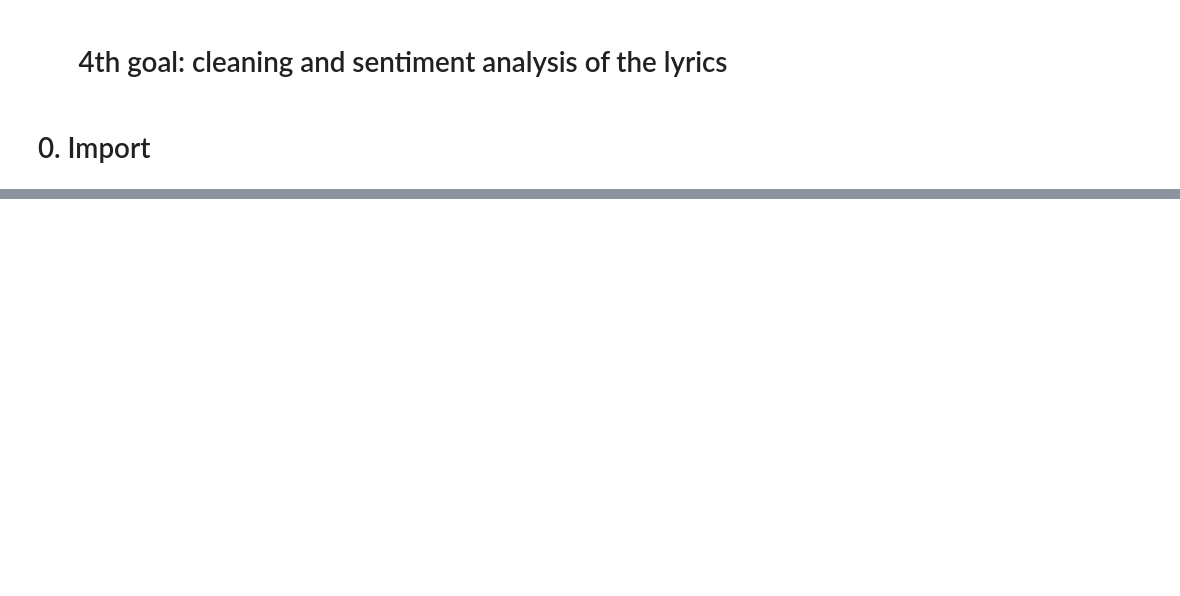
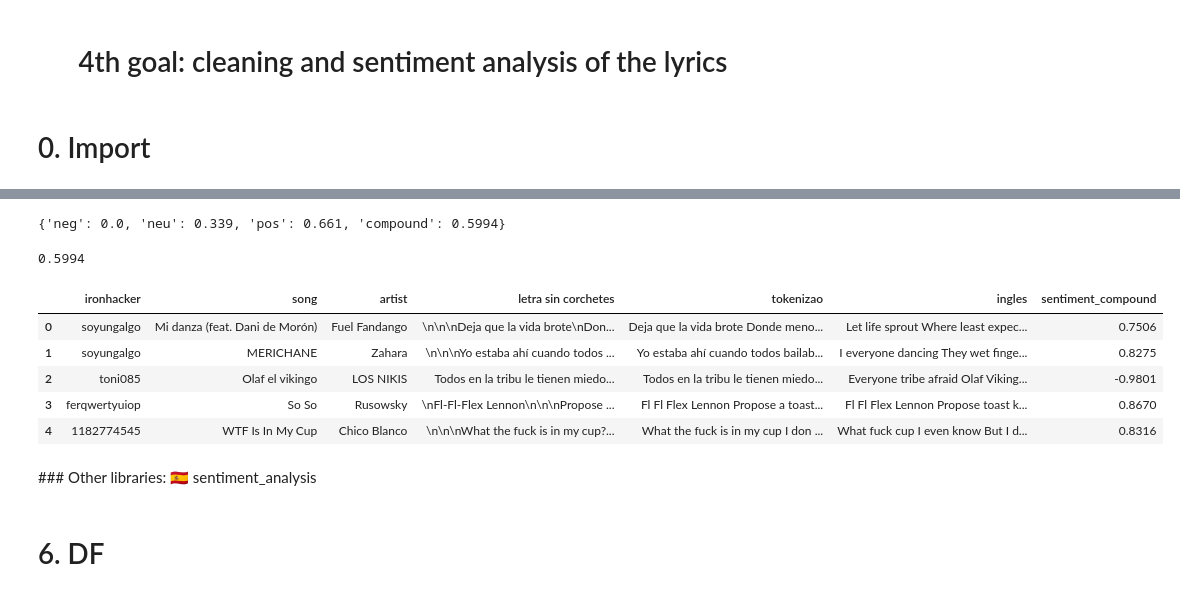
Before and after one commit to breogann/nlp, a Jupyter notebook: 4-Sentiment-analysis-on-lyrics.ipynb, the cells around one changed output, grey strips where cells are left out. Saved outputs shown, nothing was run; the diff lists cells and outputs as text; code cells hidden in the pictures; blank space fills up the shorter version.

```diff
--- a/4-Sentiment-analysis-on-lyrics.ipynb
+++ b/4-Sentiment-analysis-on-lyrics.ipynb
@@ -103,0 +200,11 @@ SyntaxError: invalid syntax (<ipython-input-61-e5f7c939ebb0>, line 3)
+# %%
+def stop_words (lista):
+    stop_words = set(stopwords.words('english'))
+    nueva_lista = []
+    for string in lista:
+        if string not in stop_words:
+            nueva_lista.append(string)
+    return " ".join(nueva_lista)
+# %%
+df.ingles = df.ingles.apply(stop_words)
+df.head()
@@ -103,0 +247,4 @@ SyntaxError: invalid syntax (<ipython-input-61-e5f7c939ebb0>, line 3)
+# %%
+polarity
+# %% [output]
+{'neg': 0.0, 'neu': 0.339, 'pos': 0.661, 'compound': 0.5994}
@@ -103,0 +257,16 @@ SyntaxError: invalid syntax (<ipython-input-61-e5f7c939ebb0>, line 3)
+# %%
+sentimentAnalysis(sentence)
+# %% [output]
+0.5994
+# %%
+df['sentiment_compound'] = df.ingles.apply(sentimentAnalysis)
+df.head()
+# %% [output]
+|  | ironhacker | song | artist | letra sin corchetes | tokenizao | ingles | sentiment_compound |
+| 0 | soyungalgo | Mi danza (feat. Dani de Morón) | Fuel Fandango | \n\n\nDeja que la vida brote\nDon... | Deja que la vida brote Donde meno... | Let life sprout Where least expec... | 0.7506 |
+| 1 | soyungalgo | MERICHANE | Zahara | \n\n\nYo estaba ahí cuando todos ... | Yo estaba ahí cuando todos bailab... | I everyone dancing They wet finge... | 0.8275 |
+| 2 | toni085 | Olaf el vikingo | LOS NIKIS | Todos en la tribu le tienen miedo... | Todos en la tribu le tienen miedo... | Everyone tribe afraid Olaf Viking... | -0.9801 |
+| 3 | ferqwertyuiop | So So | Rusowsky | \nFl-Fl-Flex Lennon\n\n\nPropose ... | Fl Fl Flex Lennon Propose a toast... | Fl Fl Flex Lennon Propose toast k... | 0.8670 |
+| 4 | 1182774545 | WTF Is In My Cup | Chico Blanco | \n\n\nWhat the fuck is in my cup?... | What the fuck is in my cup I don ... | What fuck cup I even know But I d... | 0.8316 |
+# %% [markdown]
+### Other libraries: 🇪🇸 sentiment_analysis
@@ -103,0 +289,2 @@ SyntaxError: invalid syntax (<ipython-input-61-e5f7c939ebb0>, line 3)
+# %% [markdown]
+# 6. DF
```
Also changed, not shown: parts of 67 cells of this notebook, 2 other files.
